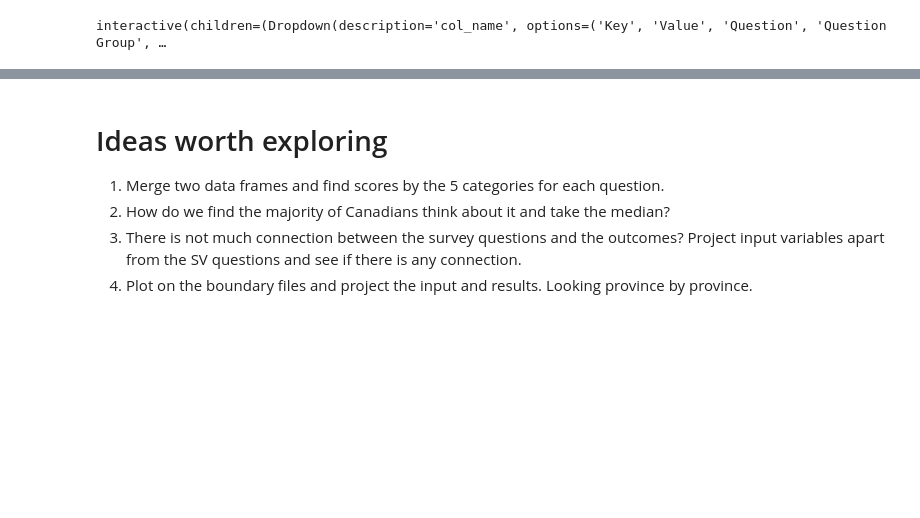
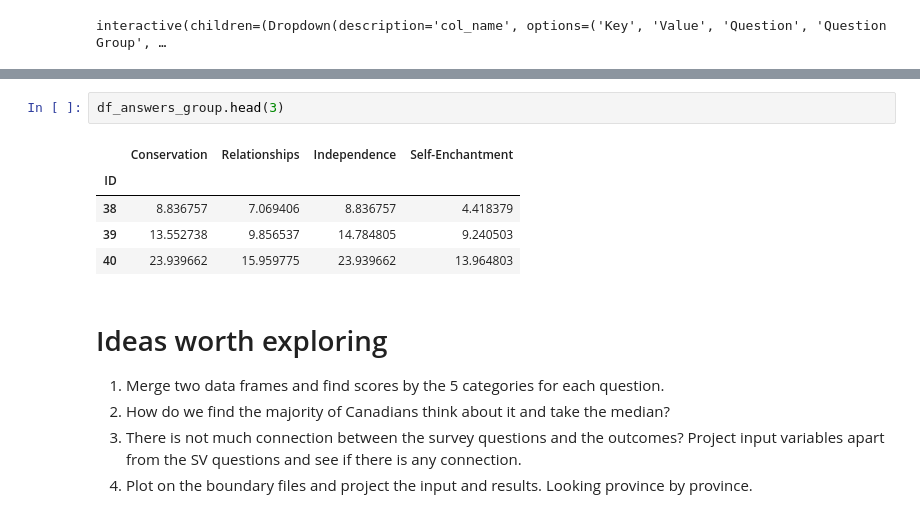
Before and after one commit to vishalbalashankar/canadian_social_harmony_research, a Jupyter notebook: notebooks/canadian_social_harmony_index_project.ipynb, the cells around one changed output, grey strips where cells are left out. Drawn from its saved outputs; the diff is of its cells as text; blank space fills up the shorter version.

```diff
--- a/notebooks/canadian_social_harmony_index_project.ipynb
+++ b/notebooks/canadian_social_harmony_index_project.ipynb
@@ -94,3 +125,11 @@ interactive(children=(Dropdown(description='col_name', options=('Key', 'Value',
+# %%
+df_answers_group.head(3)
+# %% [output]
+|  | Conservation | Relationships | Independence | Self-Enchantment |
+| ID |  |  |  |  |
+| 38 | 8.836757 | 7.069406 | 8.836757 | 4.418379 |
+| 39 | 13.552738 | 9.856537 | 14.784805 | 9.240503 |
+| 40 | 23.939662 | 15.959775 | 23.939662 | 13.964803 |
 # %% [markdown]
 # Ideas worth exploring
 1. Merge two data frames and find scores by the 5 categories for each question.
```
Also changed, not shown: parts of 19 cells of this notebook.
